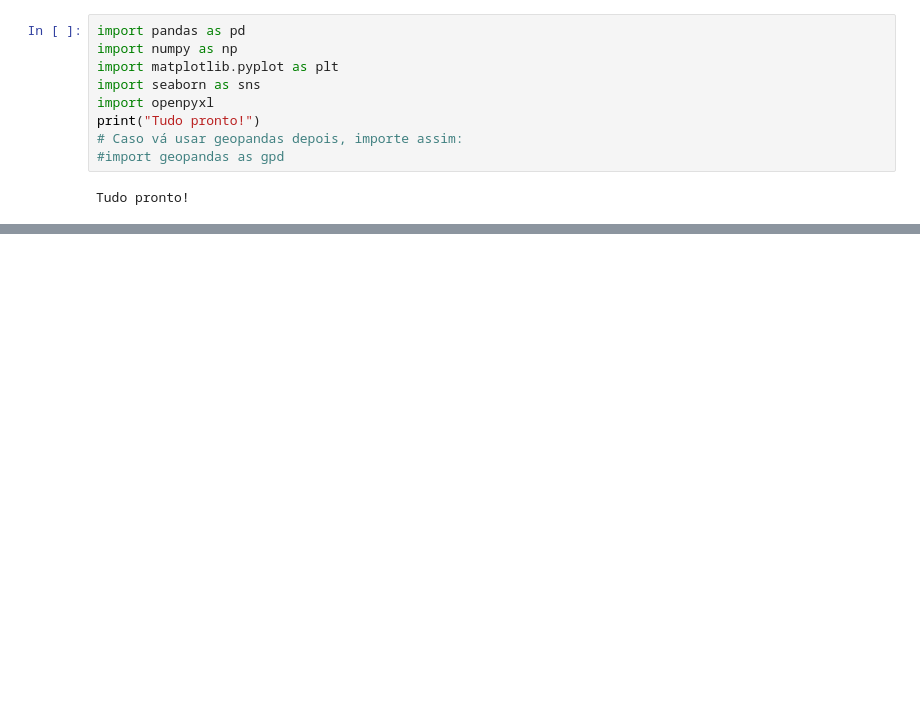
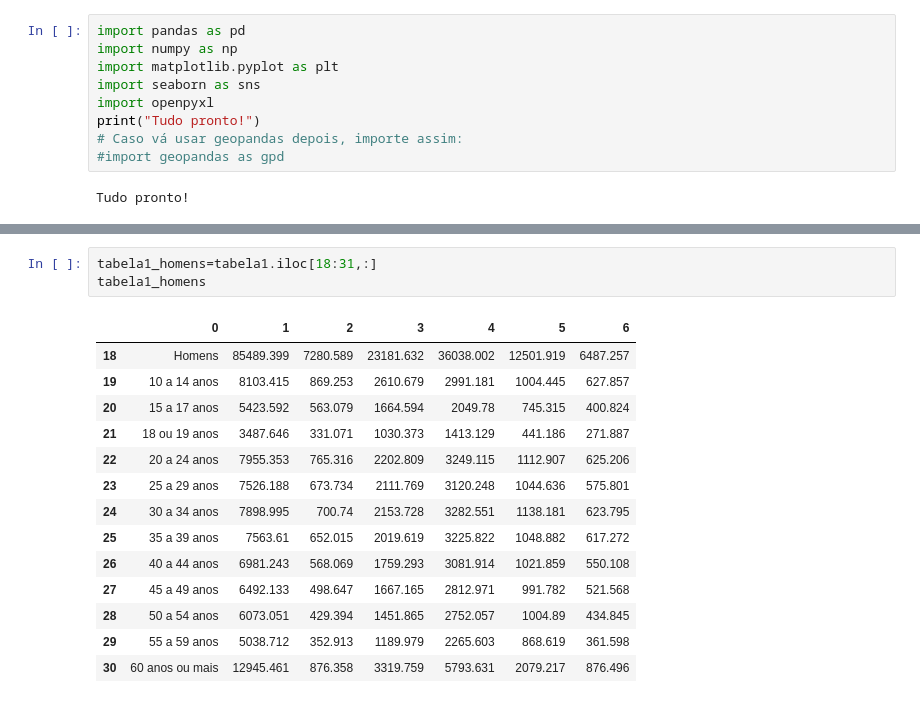
Before and after one commit to izaiapc/first_EDA, a Jupyter notebook: notebooks/acesso_a_internet_2015.ipynb, the cells around one changed output, grey strips where cells are left out. Cells and saved outputs as stored; diff of their text form; blank space fills up the shorter version.

```diff
--- a/notebooks/acesso_a_internet_2015.ipynb
+++ b/notebooks/acesso_a_internet_2015.ipynb
@@ -17,0 +38,18 @@ NameError: name 'xls' is not defined
+# %%
+tabela1_homens=tabela1.iloc[18:31,:]
+tabela1_homens
+# %% [output]
+|  | 0 | 1 | 2 | 3 | 4 | 5 | 6 |
+| 18 | Homens | 85489.399 | 7280.589 | 23181.632 | 36038.002 | 12501.919 | 6487.257 |
+| 19 | 10 a 14 anos | 8103.415 | 869.253 | 2610.679 | 2991.181 | 1004.445 | 627.857 |
+| 20 | 15 a 17 anos | 5423.592 | 563.079 | 1664.594 | 2049.78 | 745.315 | 400.824 |
+| 21 | 18 ou 19 anos | 3487.646 | 331.071 | 1030.373 | 1413.129 | 441.186 | 271.887 |
+| 22 | 20 a 24 anos | 7955.353 | 765.316 | 2202.809 | 3249.115 | 1112.907 | 625.206 |
+| 23 | 25 a 29 anos | 7526.188 | 673.734 | 2111.769 | 3120.248 | 1044.636 | 575.801 |
+| 24 | 30 a 34 anos | 7898.995 | 700.74 | 2153.728 | 3282.551 | 1138.181 | 623.795 |
+| 25 | 35 a 39 anos | 7563.61 | 652.015 | 2019.619 | 3225.822 | 1048.882 | 617.272 |
+| 26 | 40 a 44 anos | 6981.243 | 568.069 | 1759.293 | 3081.914 | 1021.859 | 550.108 |
+| 27 | 45 a 49 anos | 6492.133 | 498.647 | 1667.165 | 2812.971 | 991.782 | 521.568 |
+| 28 | 50 a 54 anos | 6073.051 | 429.394 | 1451.865 | 2752.057 | 1004.89 | 434.845 |
+| 29 | 55 a 59 anos | 5038.712 | 352.913 | 1189.979 | 2265.603 | 868.619 | 361.598 |
+| 30 | 60 anos ou mais | 12945.461 | 876.358 | 3319.759 | 5793.631 | 2079.217 | 876.496 |
```
Also changed, not shown: parts of 9 cells of this notebook, 1 other file.
